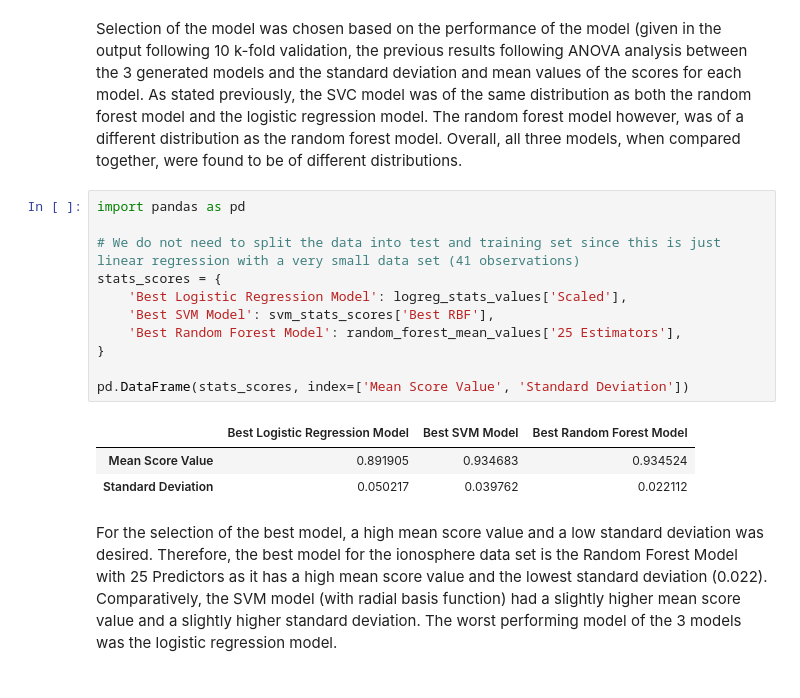
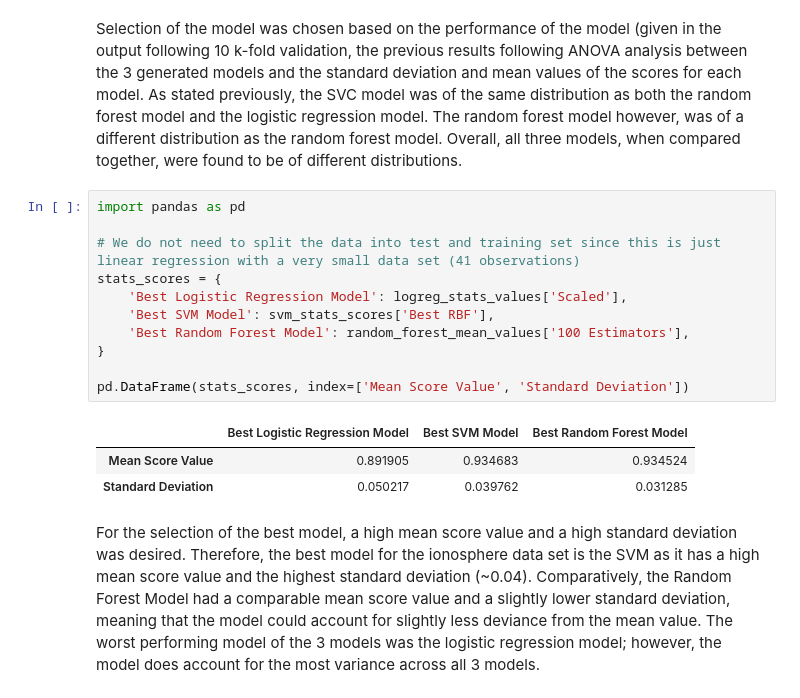
Before and after one commit to sharyar/vigilant-meme, a Jupyter notebook: task2_notebook.ipynb, the cells around one changed output. Cells and saved outputs as stored; diff of their text form.

```diff
--- a/task2_notebook.ipynb
+++ b/task2_notebook.ipynb
@@ -380,17 +413,17 @@ Selection of the model was chosen based on the performance of the model (given i
 # %%
 import pandas as pd
 
 # We do not need to split the data into test and training set since this is just linear regression with a very small data set (41 observations)
 stats_scores = {
     'Best Logistic Regression Model': logreg_stats_values['Scaled'],
     'Best SVM Model': svm_stats_scores['Best RBF'],
-    'Best Random Forest Model': random_forest_mean_values['25 Estimators'],
+    'Best Random Forest Model': random_forest_mean_values['100 Estimators'],
 }
 
 pd.DataFrame(stats_scores, index=['Mean Score Value', 'Standard Deviation'])
 # %% [output]
 |  | Best Logistic Regression Model | Best SVM Model | Best Random Forest Model |
 | Mean Score Value | 0.891905 | 0.934683 | 0.934524 |
-| Standard Deviation | 0.050217 | 0.039762 | 0.022112 |
+| Standard Deviation | 0.050217 | 0.039762 | 0.031285 |
 # %% [markdown]
-For the selection of the best model, a high mean score value and a low standard deviation was desired. Therefore, the best model for the ionosphere data set is the Random Forest Model with 25 Predictors as it has a high mean score value  and the lowest standard deviation (0.022). Comparatively, the SVM model (with radial basis function) had a slightly higher mean score value and a slightly higher standard deviation. The worst performing model of the 3 models was the logistic regression model.
+For the selection of the best model, a high mean score value and a high standard deviation was desired. Therefore, the best model for the ionosphere data set is the SVM as it has a high mean score value  and the highest standard deviation (~0.04). Comparatively, the Random Forest Model had a comparable mean score value and a slightly lower standard deviation, meaning that the model could account for slightly less deviance from the mean value. The worst performing model of the 3 models was the logistic regression model; however, the model does account for the most variance across all 3 models.
```
Also changed, not shown: parts of 11 cells of this notebook.
